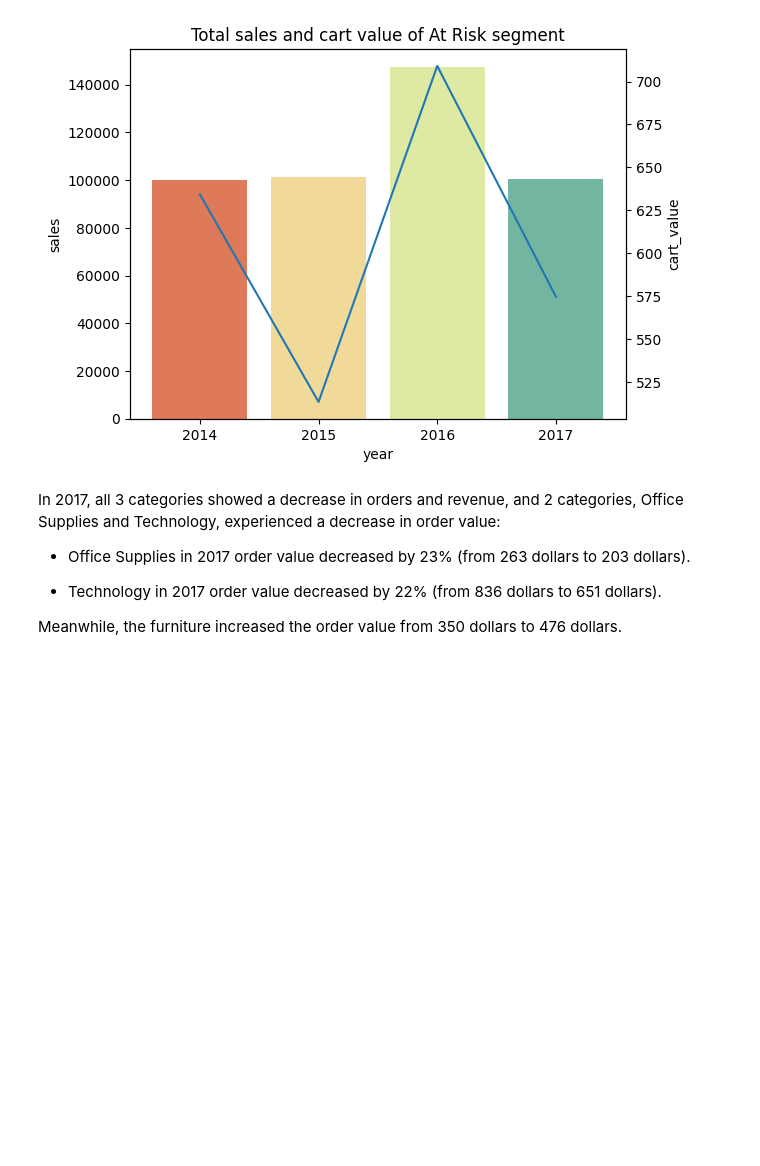
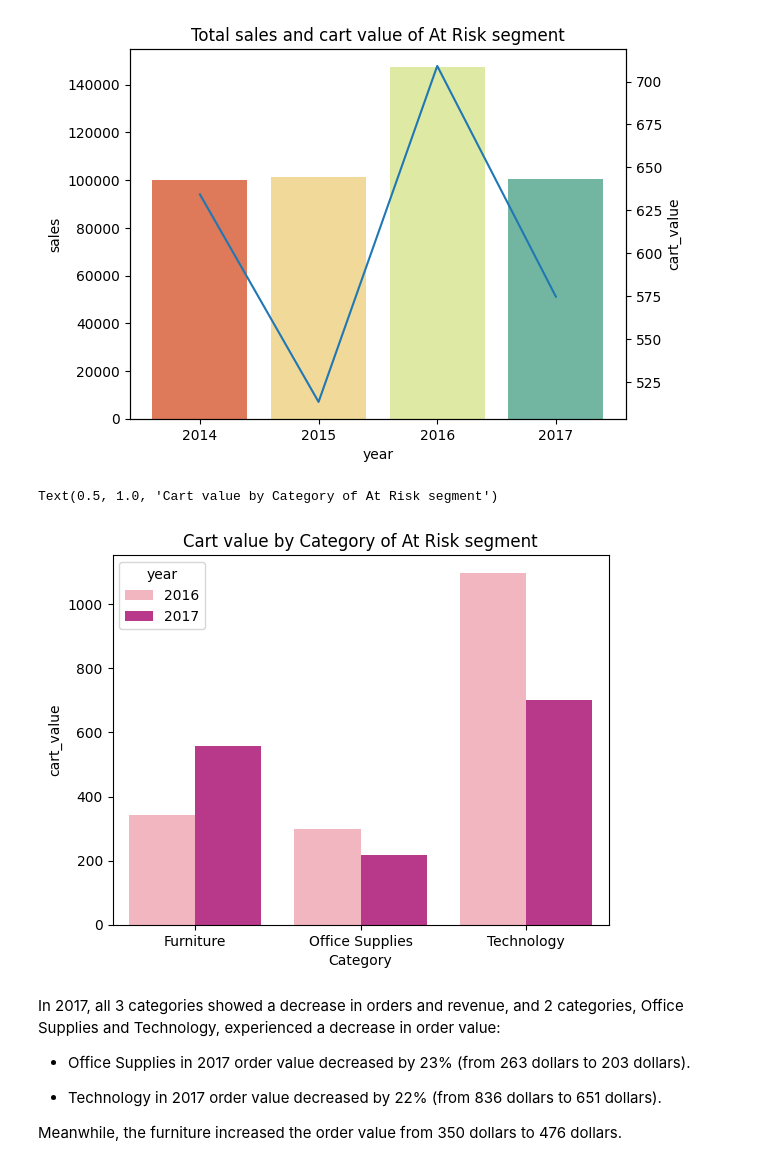
Before and after one commit to MinhAnh99/Python_RFM_Analysis, a Jupyter notebook: MinhAnh_RFM_Analysis_Project.ipynb, the cells around one changed output. Saved outputs shown, nothing was run; the diff lists cells and outputs as text; code cells hidden in the pictures; blank space fills up the shorter version.

```diff
--- a/MinhAnh_RFM_Analysis_Project.ipynb
+++ b/MinhAnh_RFM_Analysis_Project.ipynb
@@ -553,8 +550,11 @@ Text(0.5, 1.0, 'Total sales and cart value of At Risk segment')
 [figure]
 # %%
 # Visualize cart_value by year by category
-# sns.barplot(data=risk_cate, x='Category',y='cart_value',hue='year', palette='mako')
-# plt.title('Cart value by Category of At Risk segment')
+sns.barplot(data=risk_cate, x='Category',y='cart_value',hue='year', palette='RdPu')
+plt.title('Cart value by Category of At Risk segment')
+# %% [output]
+Text(0.5, 1.0, 'Cart value by Category of At Risk segment')
+[figure, added]
 # %% [markdown]
 In 2017, all 3 categories showed a decrease in orders and revenue, and 2 categories, Office Supplies and Technology, experienced a decrease in order value:
 * Office Supplies in 2017 order value decreased by 23% (from 263 dollars to 203 dollars).
```
Also changed, not shown: parts of 12 cells of this notebook.
